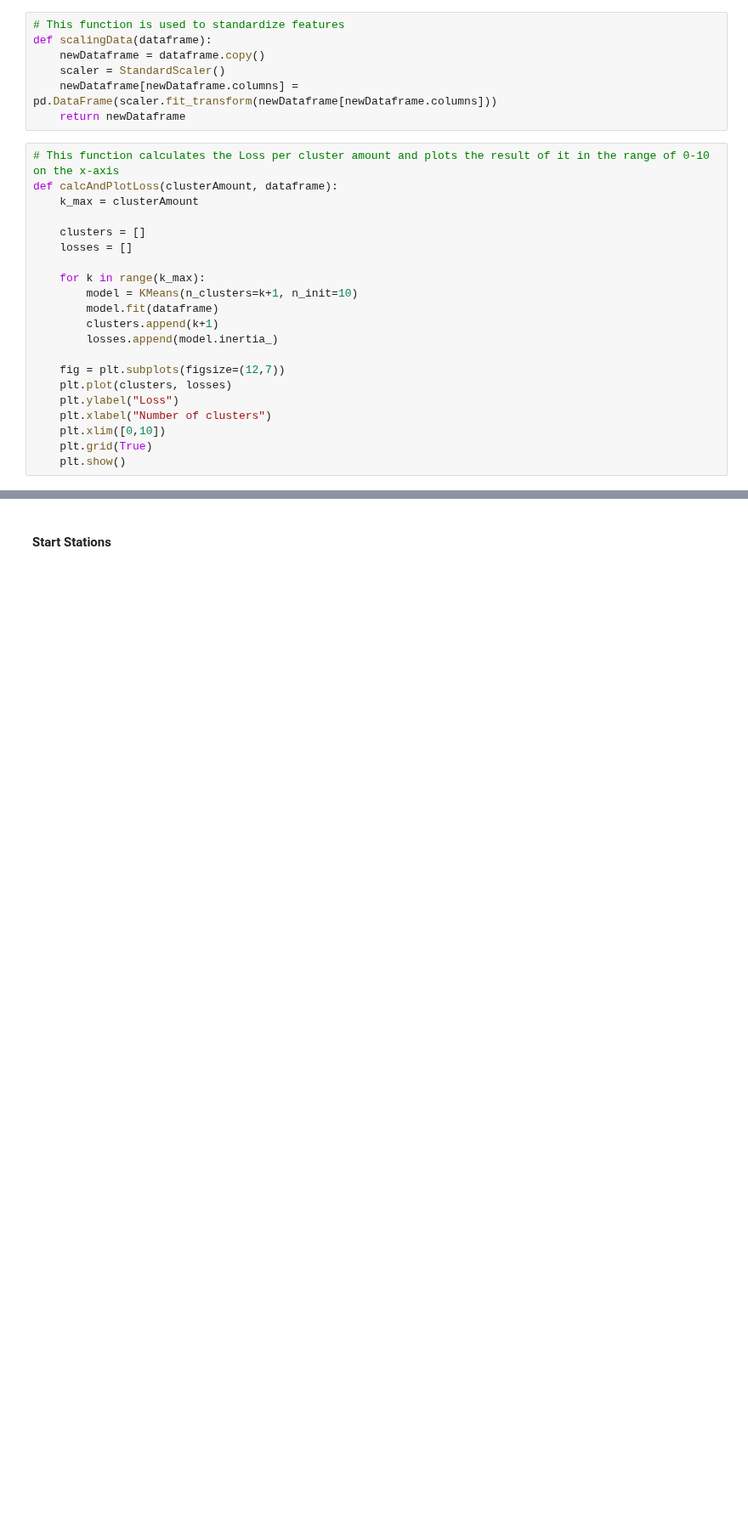
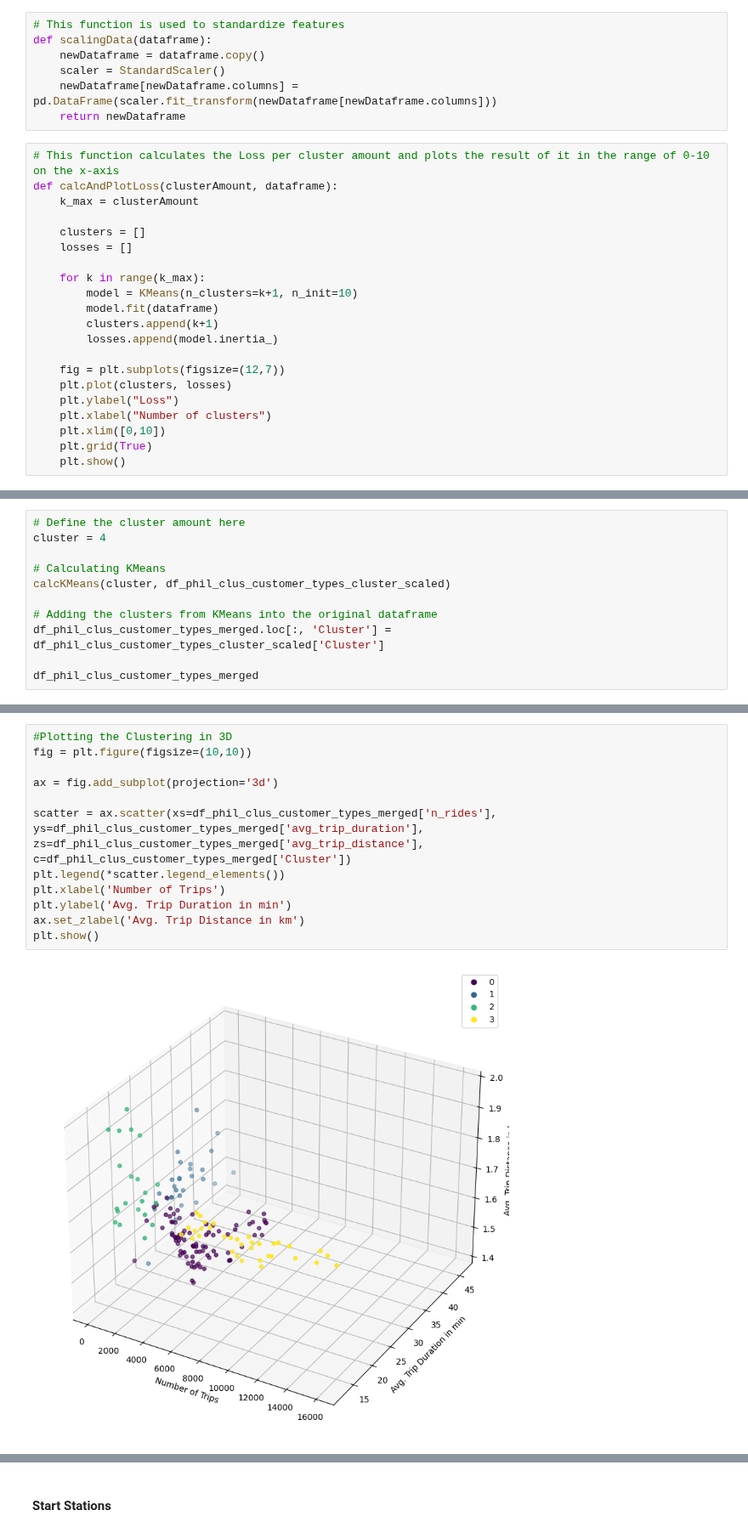
Before and after one commit to yassinehammou27/intentionally_blank, a Jupyter notebook: Team Assignment - Intentionally Blank.ipynb, the cells around one changed output, grey strips where cells are left out. Shown at 85% size. Drawn from its saved outputs; the diff is of its cells as text; blank space fills up the shorter version.

```diff
--- a/Team Assignment - Intentionally Blank.ipynb
+++ b/Team Assignment - Intentionally Blank.ipynb
@@ -379,0 +464,11 @@ def describeData(originalDataframe, scaledDataframe, numClusters):
+# %%
+# Define the cluster amount here
+cluster = 4
+
+# Calculating KMeans
+calcKMeans(cluster, df_phil_clus_customer_types_cluster_scaled)
+
+# Adding the clusters from KMeans into the original dataframe
+df_phil_clus_customer_types_merged.loc[:, 'Cluster'] = df_phil_clus_customer_types_cluster_scaled['Cluster']
+
+df_phil_clus_customer_types_merged
@@ -379,0 +489,14 @@ def describeData(originalDataframe, scaledDataframe, numClusters):
+# %%
+#Plotting the Clustering in 3D
+fig = plt.figure(figsize=(10,10))
+
+ax = fig.add_subplot(projection='3d')
+
+scatter = ax.scatter(xs=df_phil_clus_customer_types_merged['n_rides'], ys=df_phil_clus_customer_types_merged['avg_trip_duration'], zs=df_phil_clus_customer_types_merged['avg_trip_distance'], c=df_phil_clus_customer_types_merged['Cluster'])
+plt.legend(*scatter.legend_elements())
+plt.xlabel('Number of Trips')
+plt.ylabel('Avg. Trip Duration in min')
+ax.set_zlabel('Avg. Trip Distance in km')
+plt.show()
+# %% [output]
+[figure, added]
```
Also changed, not shown: parts of 21 cells of this notebook.
